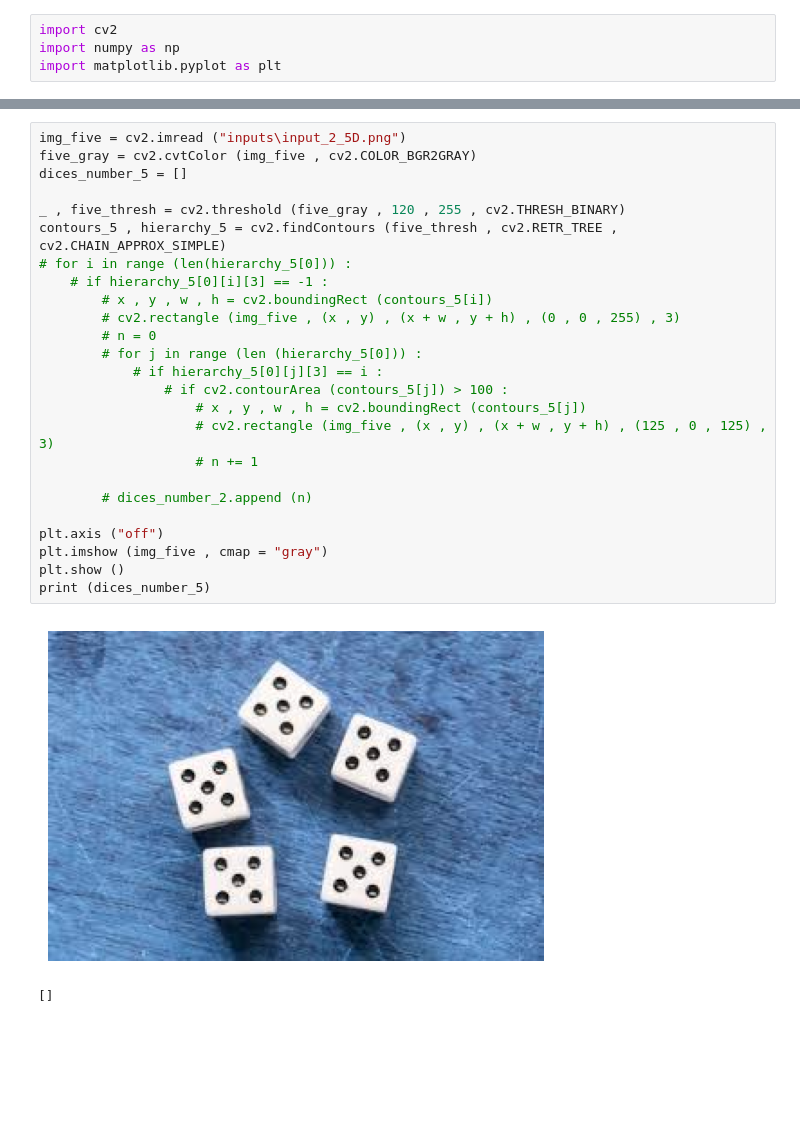
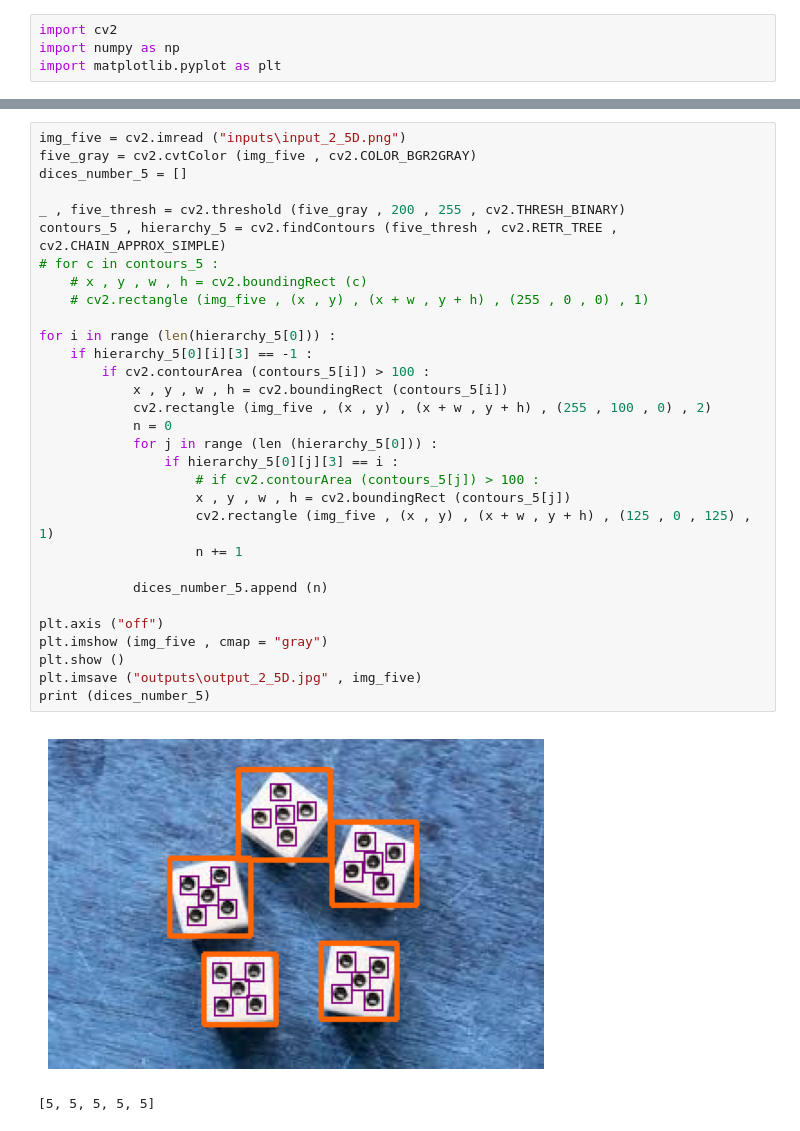
Before and after one commit to TaRa1999R/Image_Processing, a Jupyter notebook: assignment33/2.ipynb, the cells around one changed output, grey strips where cells are left out. Saved outputs shown, nothing was run; the diff lists cells and outputs as text; blank space fills up the shorter version.

Commit message:
Image_Processing

```diff
--- a/assignment33/2.ipynb
+++ b/assignment33/2.ipynb
@@ -92,28 +106,34 @@ print (dices_number_3)
 # %%
 img_five = cv2.imread ("inputs\input_2_5D.png")
 five_gray = cv2.cvtColor (img_five , cv2.COLOR_BGR2GRAY)
 dices_number_5 = []
 
-_ , five_thresh = cv2.threshold (five_gray , 120 , 255 , cv2.THRESH_BINARY)
+_ , five_thresh = cv2.threshold (five_gray , 200 , 255 , cv2.THRESH_BINARY)
 contours_5 , hierarchy_5 = cv2.findContours (five_thresh , cv2.RETR_TREE , cv2.CHAIN_APPROX_SIMPLE)
-# for i in range (len(hierarchy_5[0])) :
-    # if hierarchy_5[0][i][3] == -1 :
-        # x , y , w , h = cv2.boundingRect (contours_5[i])
-        # cv2.rectangle (img_five , (x , y) , (x + w , y + h) , (0 , 0 , 255) , 3)
-        # n = 0
-        # for j in range (len (hierarchy_5[0])) :
-            # if hierarchy_5[0][j][3] == i :
-                # if cv2.contourArea (contours_5[j]) > 100 :
-                    # x , y , w , h = cv2.boundingRect (contours_5[j])
-                    # cv2.rectangle (img_five , (x , y) , (x + w , y + h) , (125 , 0 , 125) , 3)
-                    # n += 1
+# for c in contours_5 :
+    # x , y , w , h = cv2.boundingRect (c)
+    # cv2.rectangle (img_five , (x , y) , (x + w , y + h) , (255 , 0 , 0) , 1)
 
-        # dices_number_2.append (n)
+for i in range (len(hierarchy_5[0])) :
+    if hierarchy_5[0][i][3] == -1 :
+        if cv2.contourArea (contours_5[i]) > 100 :
+            x , y , w , h = cv2.boundingRect (contours_5[i])
+            cv2.rectangle (img_five , (x , y) , (x + w , y + h) , (255 , 100 , 0) , 2)
+            n = 0
+            for j in range (len (hierarchy_5[0])) :
+                if hierarchy_5[0][j][3] == i :
+                    # if cv2.contourArea (contours_5[j]) > 100 :
+                    x , y , w , h = cv2.boundingRect (contours_5[j])
+                    cv2.rectangle (img_five , (x , y) , (x + w , y + h) , (125 , 0 , 125) , 1)
+                    n += 1
+
+            dices_number_5.append (n)
 
 plt.axis ("off")
 plt.imshow (img_five , cmap = "gray")
 plt.show ()
+plt.imsave ("outputs\output_2_5D.jpg" , img_five)
 print (dices_number_5)
 # %% [output]
-[figure, old version]
+[figure, new version]
-[]
+[5, 5, 5, 5, 5]
```
Also changed, not shown: parts of 3 cells of this notebook, 2 other files.
